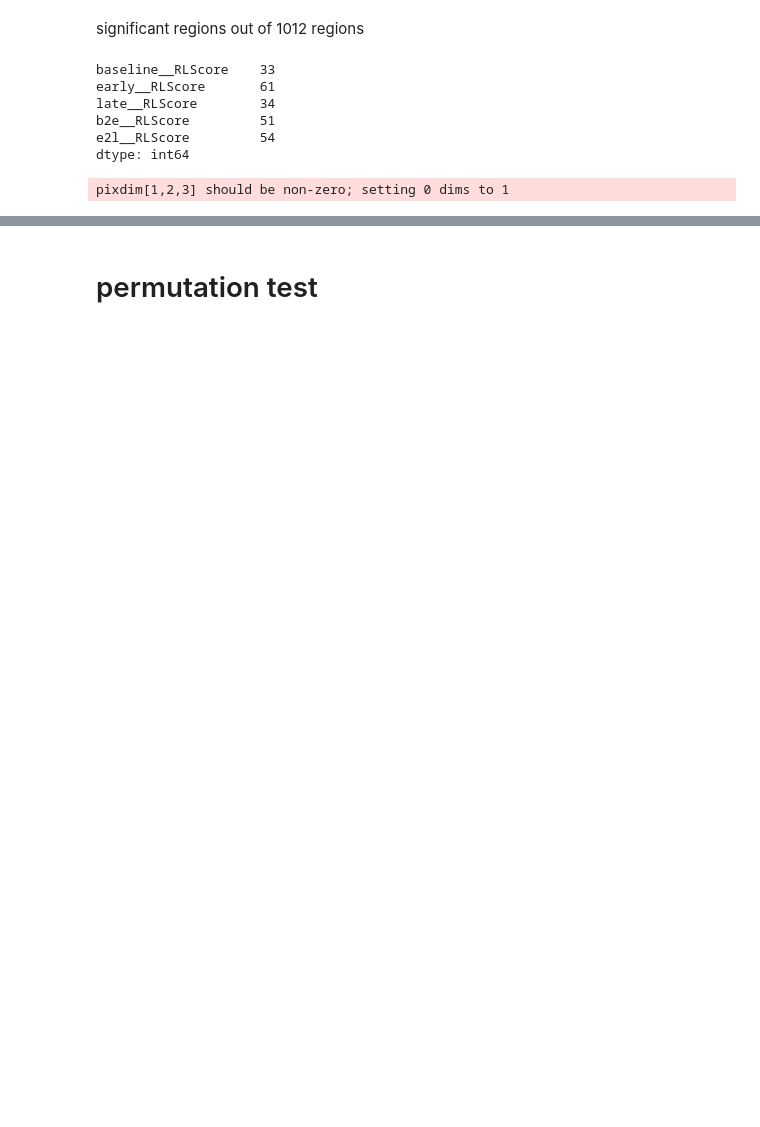
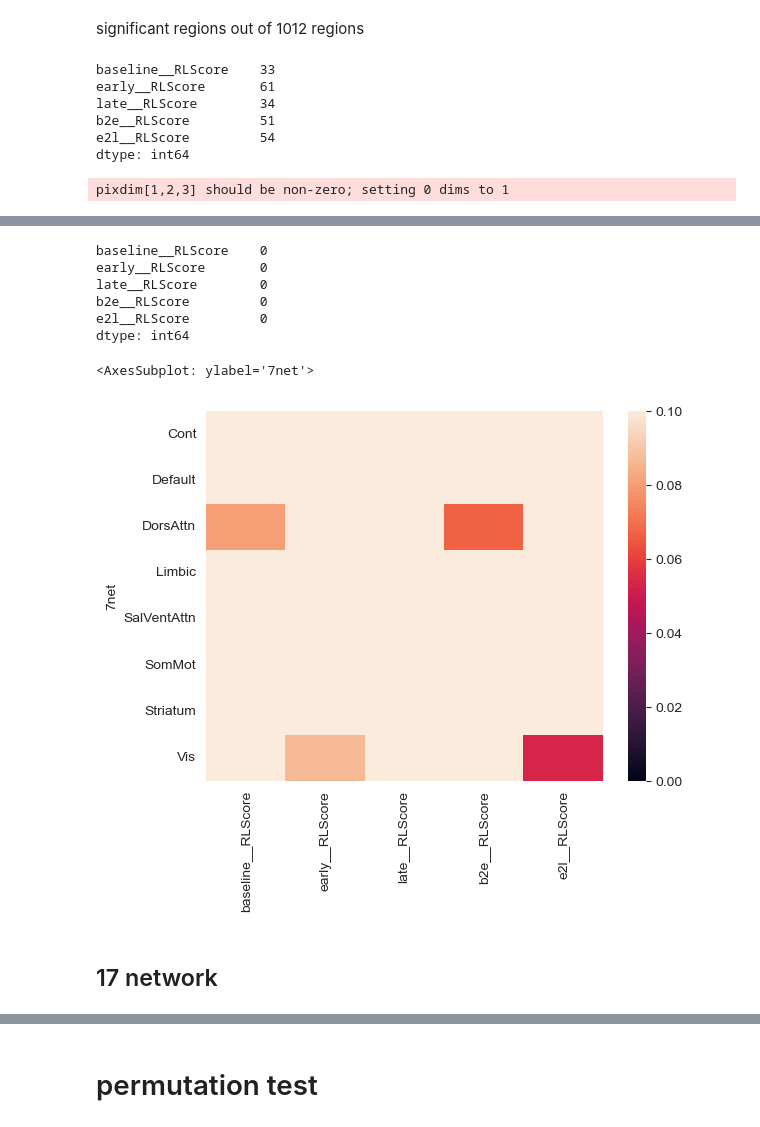
Before and after one commit to qniksefat/gradient-notebooks, a Jupyter notebook: large-manifold-nbs/5-behavior.ipynb, the cells around one changed output, grey strips where cells are left out. Cells and saved outputs as stored; diff of their text form; code cells hidden in the pictures; blank space fills up the shorter version.

```diff
--- a/large-manifold-nbs/5-behavior.ipynb
+++ b/large-manifold-nbs/5-behavior.ipynb
@@ -206,12 +161,0 @@ sns.regplot(data=dfn.loc['Limbic'], x='b2e', y='RLScore')
-# %%
-dfc = []    # cross correlation
-X = ['baseline', 'early', 'late', 'b2e', 'e2l']
-Y = ['RLScore']
-for y in Y:
-    for x in X:
-        r = dfn.groupby(level=1).apply(r_value, x=x, y=y)    # grouped by network
-        p = dfn.groupby(level=1).apply(p_value, x=x, y=y)
-        _, pcorr = pg.multicomp(p, method='fdr_bh')
-        pcorr = pd.Series(pcorr, index=p.index)
-        dfc.append(pd.concat([r, p, pcorr], axis=1, keys=['r', 'p', 'pcor']))
-dfc = pd.concat(dfc, axis=1, keys=[x+'__'+y for x in X for y in Y])
@@ -343,0 +250,12 @@ TypeError: __init__() got an unexpected keyword argument 'location'
+# %%
+dfc7 = []    # cross correlation
+X = ['baseline', 'early', 'late', 'b2e', 'e2l']
+Y = ['RLScore']
+for y in Y:
+    for x in X:
+        r = dfn7.groupby(level=0).apply(r_value, x=x, y=y)    # grouped by network
+        p = dfn7.groupby(level=0).apply(p_value, x=x, y=y)
+        _, pcorr = pg.multicomp(p, method='fdr_bh')
+        pcorr = pd.Series(pcorr, index=p.index)
+        dfc7.append(pd.concat([r, p, pcorr], axis=1, keys=['r', 'p', 'pcor']))
+dfc7 = pd.concat(dfc7, axis=1, keys=[x+'__'+y for x in X for y in Y])
@@ -343,0 +276,17 @@ TypeError: __init__() got an unexpected keyword argument 'location'
+# %%
+p = dfc7.xs('p', axis=1, level=1)
+(p<.05).sum()
+# %% [output]
+baseline__RLScore    0
+early__RLScore       0
+late__RLScore        0
+b2e__RLScore         0
+e2l__RLScore         0
+dtype: int64
+# %%
+sns.heatmap(dfc7.xs('p', axis=1, level=1), vmin=0, vmax=.1)
+# %% [output]
+<AxesSubplot: ylabel='7net'>
+[figure, added]
+# %% [markdown]
+## 17 network
```
Also changed, not shown: parts of 76 cells of this notebook.
